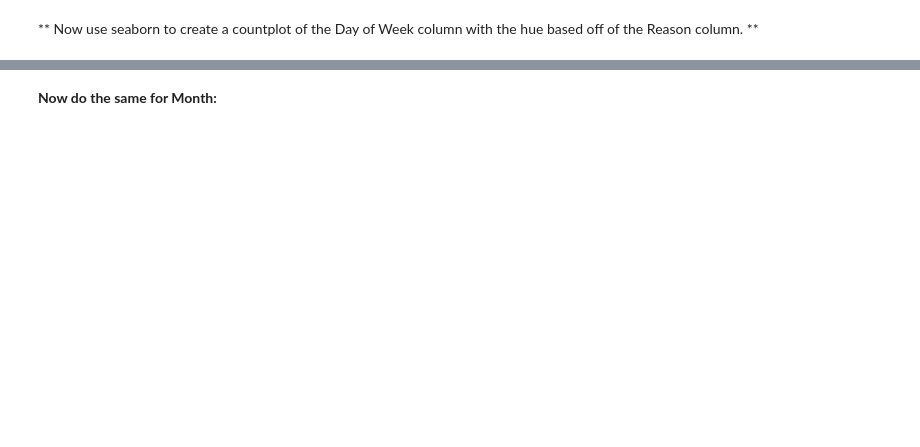
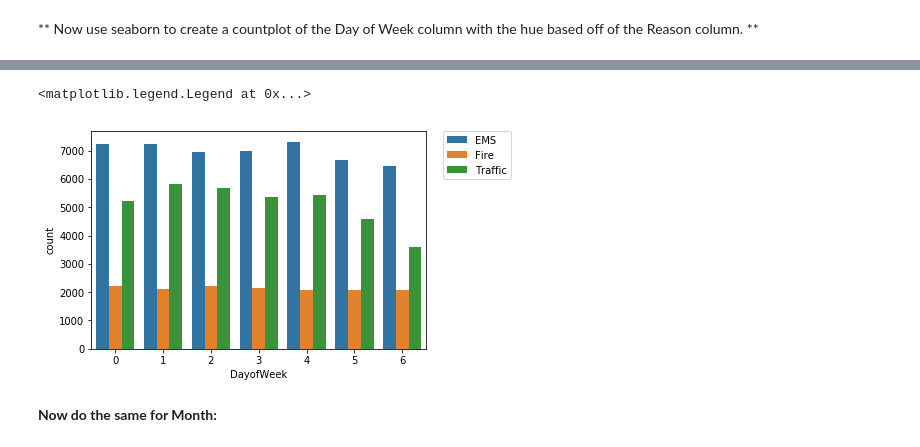
Before and after one commit to kayaen/DataCapstoneProject, a Jupyter notebook: 911 Calls Data Capstone Project .ipynb, the cells around one changed output, grey strips where cells are left out. Saved outputs shown, nothing was run; the diff lists cells and outputs as text; code cells hidden in the pictures; blank space fills up the shorter version.

```diff
--- a/911 Calls Data Capstone Project .ipynb
+++ b/911 Calls Data Capstone Project .ipynb
@@ -134,5 +136,7 @@ str
 # %% [markdown]
 ** You should have seen that these timestamps are still strings. Use [pd.to_datetime](http://pandas.pydata.org/pandas-docs/stable/generated/pandas.to_datetime.html) to convert the column from strings to DateTime objects. **
+# %%
+df['timeStamp'] = pd.to_datetime(df['timeStamp'])
 # %% [markdown]
 ** You can now grab specific attributes from a Datetime object by calling them. For example:**
 
@@ -140,6 +144,10 @@ str
     time.hour
 
 **You can use Jupyter's tab method to explore the various attributes you can call. Now that the timestamp column are actually DateTime objects, use .apply() to create 3 new columns called Hour, Month, and Day of Week. You will create these columns based off of the timeStamp column, reference the solutions if you get stuck on this step.**
+# %%
+df['Hour'] = df['timeStamp'].apply(lambda t:t.hour)
+df['Month'] = df['timeStamp'].apply(lambda t:t.month)
+df['DayofWeek'] = df['timeStamp'].apply(lambda t:t.dayofweek)
 # %% [markdown]
 ** Notice how the Day of Week is an integer 0-6. Use the .map() with this dictionary to map the actual string names to the day of the week: **
 
@@ -153,2 +179,9 @@ str
+# %%
+sns.countplot(x='DayofWeek',data=df,hue=df['Reason'])
+# To relocate the legend
+plt.legend(bbox_to_anchor=(1.05, 1), loc=2, borderaxespad=0.)
+# %% [output]
+<matplotlib.legend.Legend at 0x...>
+[figure, added]
 # %% [markdown]
 **Now do the same for Month:**
```
Also changed, not shown: parts of 36 cells of this notebook.
